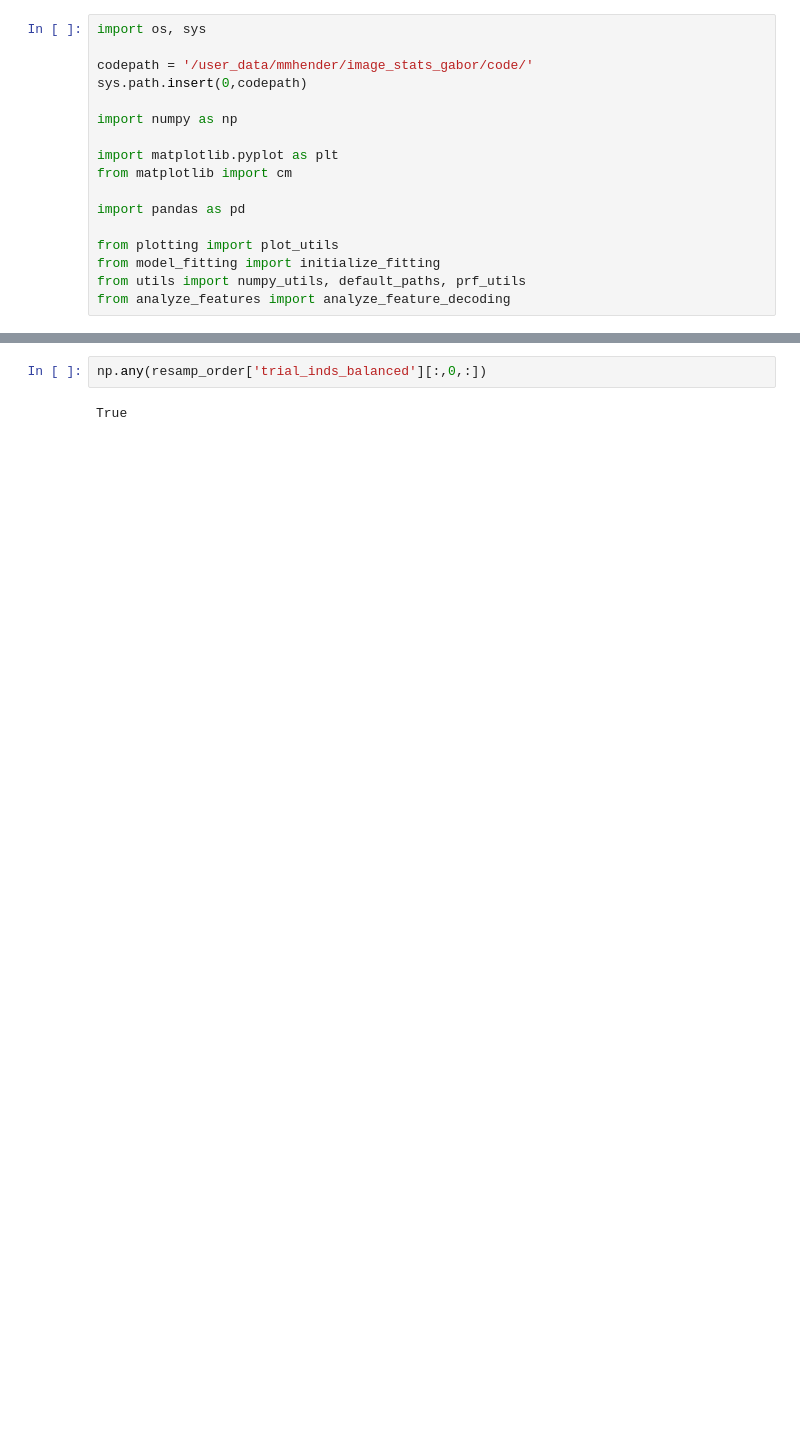
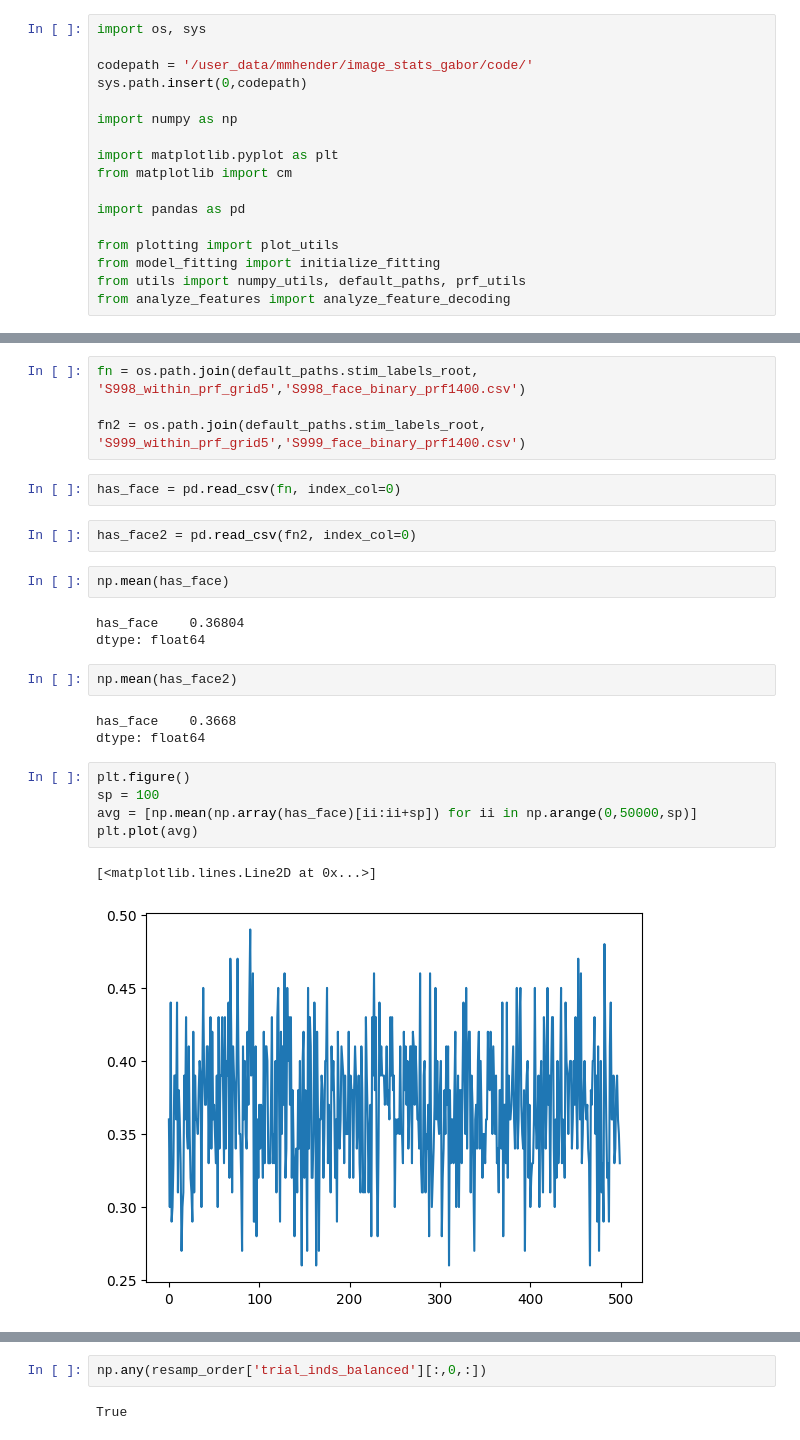
Before and after one commit to mmhenderson/image_stats_gabor, a Jupyter notebook: plot_image_stats/gabor_decoding.ipynb, the cells around one changed output, grey strips where cells are left out. Saved outputs shown, nothing was run; the diff lists cells and outputs as text; blank space fills up the shorter version.

```diff
--- a/plot_image_stats/gabor_decoding.ipynb
+++ b/plot_image_stats/gabor_decoding.ipynb
@@ -17,0 +22,26 @@ from analyze_features import analyze_feature_decoding
+# %%
+fn = os.path.join(default_paths.stim_labels_root, 'S998_within_prf_grid5','S998_face_binary_prf1400.csv')
+
+fn2 = os.path.join(default_paths.stim_labels_root, 'S999_within_prf_grid5','S999_face_binary_prf1400.csv')
+# %%
+has_face = pd.read_csv(fn, index_col=0)
+# %%
+has_face2 = pd.read_csv(fn2, index_col=0)
+# %%
+np.mean(has_face)
+# %% [output]
+has_face    0.36804
+dtype: float64
+# %%
+np.mean(has_face2)
+# %% [output]
+has_face    0.3668
+dtype: float64
+# %%
+plt.figure()
+sp = 100
+avg = [np.mean(np.array(has_face)[ii:ii+sp]) for ii in np.arange(0,50000,sp)]
+plt.plot(avg)
+# %% [output]
+[<matplotlib.lines.Line2D at 0x...>]
+[figure, added]
```
Also changed, not shown: parts of 30 cells of this notebook, 18 other files.
